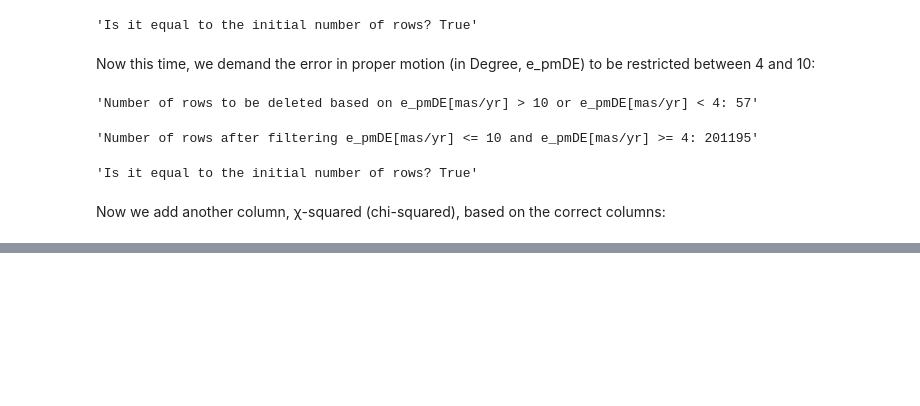
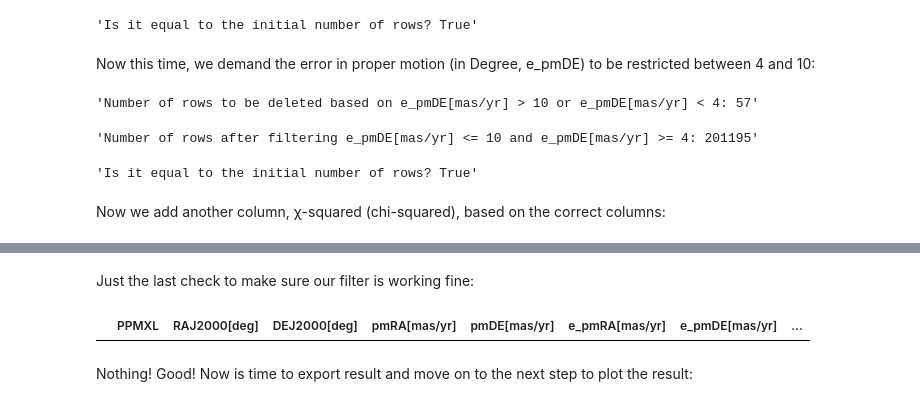
Before and after one commit to Nader1995/astornomy, a Jupyter notebook: main.ipynb, the cells around one changed output, grey strips where cells are left out. Saved outputs shown, nothing was run; the diff lists cells and outputs as text; code cells hidden in the pictures; blank space fills up the shorter version.

Commit message:
Finished filtering data

```diff
--- a/main.ipynb
+++ b/main.ipynb
@@ -257,3 +265,10 @@ df_processed_data.loc[:,'Chi_squared'] = (
 # %%
-display(df_processed_data.sample(10))
+
+final_processed_data_deleted = df_processed_data[df_processed_data['Chi_squared'] >= 6.17]
+display(f"Number of rows to be deleted based on Chi_squared >= 6.17: {len(final_processed_data_deleted)}")
+
+final_processed_data = df_processed_data[df_processed_data['Chi_squared'] < 6.17]
+display(f"Number of rows after filtering Chi_squared < 6.17: {len(final_processed_data)}")
+
+display(f'Is it equal to the initial number of rows? {len(final_processed_data) + len(final_processed_data_deleted)==len(df_processed_data)}')
 # %% [output]
@@ -270,0 +278,18 @@ display(df_processed_data.sample(10))
+# %% [markdown]
+Just the last check to make sure our filter is working fine:
+# %%
+display(final_processed_data.loc[
+    (final_processed_data['Chi_squared'] >= 6.17) |
+    (final_processed_data['e_pmDE[mas/yr]'] > 10) |
+    (final_processed_data['e_pmDE[mas/yr]'] < 4)  |
+    (final_processed_data['e_pmRA[mas/yr]'] > 10) |
+    (final_processed_data['e_pmRA[mas/yr]'] < 4)  |
+    (df_cleaned_Jmag['Kmag[mag]'] > 15.4)         |
+    (df_cleaned['Jmag[mag]'] > 15.5)
+    ])
+# %% [output]
+|  | PPMXL | RAJ2000[deg] | DEJ2000[deg] | pmRA[mas/yr] | pmDE[mas/yr] | e_pmRA[mas/yr] | e_pmDE[mas/yr] | ... |
+# %% [markdown]
+Nothing!
+Good!
+Now is time to export result and move on to the next step to plot the result:
```
Also changed, not shown: parts of 5 cells of this notebook, 1 other file.
